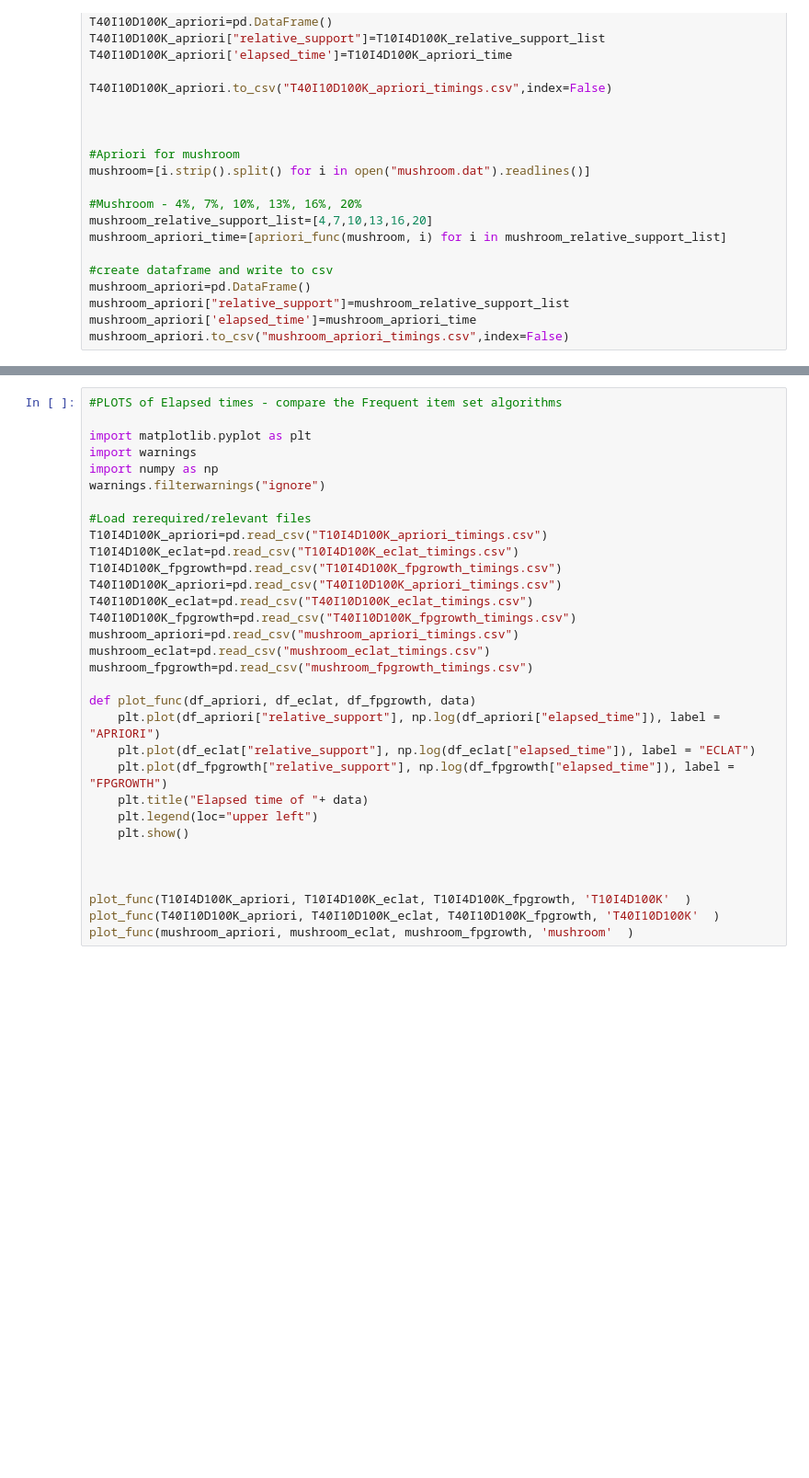
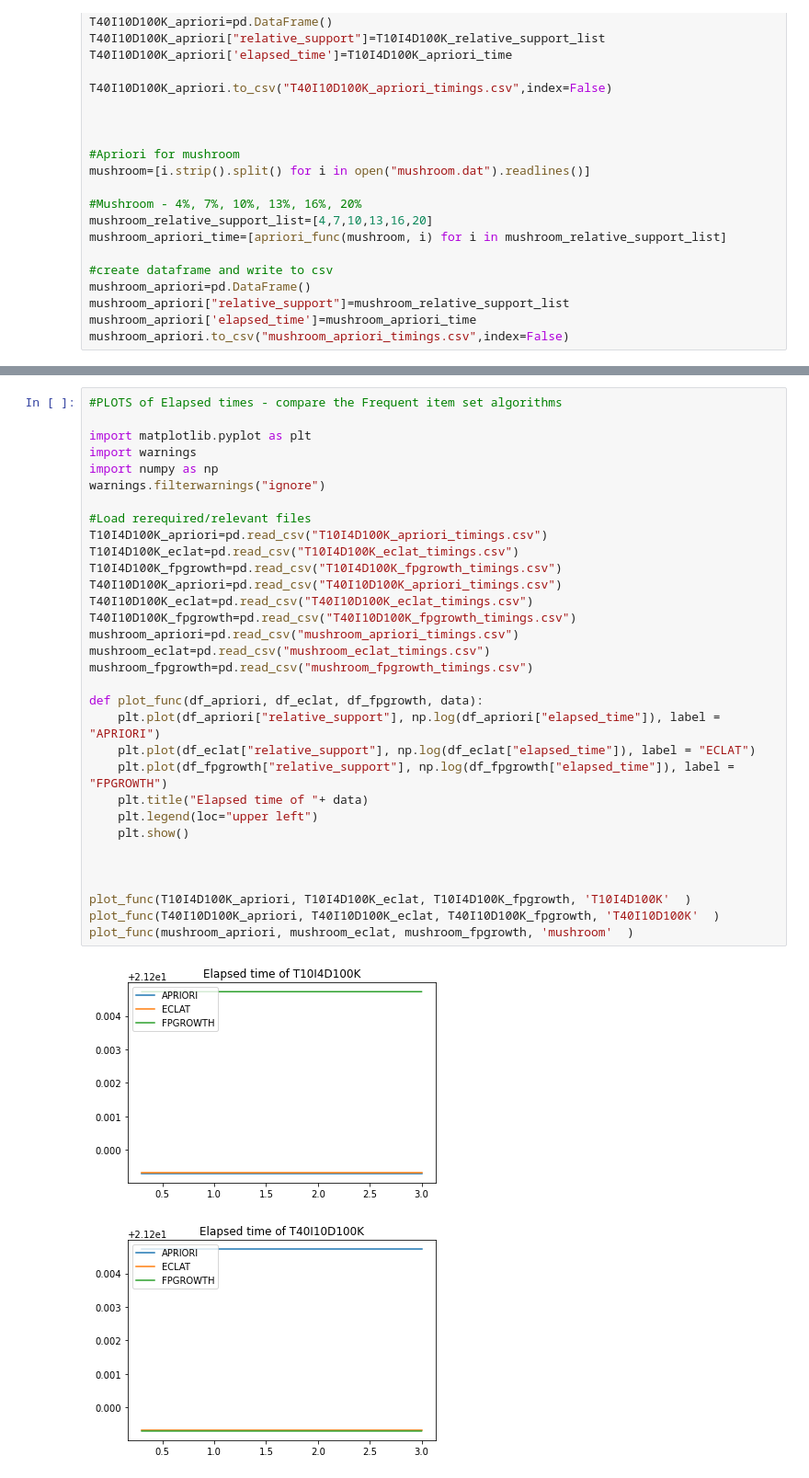
Before and after one commit to kanarupank/frequent_item_set_mining_practice, a Jupyter notebook: frequent_itemset_mining.ipynb, the cells around one changed output, grey strips where cells are left out. Shown at 92% size. Saved outputs shown, nothing was run; the diff lists cells and outputs as text; blank space fills up the shorter version.

```diff
--- a/frequent_itemset_mining.ipynb
+++ b/frequent_itemset_mining.ipynb
@@ -182,31 +190,34 @@ mushroom_fpgrowth.to_csv("mushroom_fpgrowth_timings.csv",index=False)
 #PLOTS of Elapsed times - compare the Frequent item set algorithms
 
 import matplotlib.pyplot as plt
 import warnings
 import numpy as np
 warnings.filterwarnings("ignore")
 
 #Load rerequired/relevant files
 T10I4D100K_apriori=pd.read_csv("T10I4D100K_apriori_timings.csv")
 T10I4D100K_eclat=pd.read_csv("T10I4D100K_eclat_timings.csv")
 T10I4D100K_fpgrowth=pd.read_csv("T10I4D100K_fpgrowth_timings.csv")
 T40I10D100K_apriori=pd.read_csv("T40I10D100K_apriori_timings.csv")
 T40I10D100K_eclat=pd.read_csv("T40I10D100K_eclat_timings.csv")
 T40I10D100K_fpgrowth=pd.read_csv("T40I10D100K_fpgrowth_timings.csv")
 mushroom_apriori=pd.read_csv("mushroom_apriori_timings.csv")
 mushroom_eclat=pd.read_csv("mushroom_eclat_timings.csv")
 mushroom_fpgrowth=pd.read_csv("mushroom_fpgrowth_timings.csv")
 
-def plot_func(df_apriori, df_eclat, df_fpgrowth, data)
+def plot_func(df_apriori, df_eclat, df_fpgrowth, data):
     plt.plot(df_apriori["relative_support"], np.log(df_apriori["elapsed_time"]), label = "APRIORI")
     plt.plot(df_eclat["relative_support"], np.log(df_eclat["elapsed_time"]), label = "ECLAT")
     plt.plot(df_fpgrowth["relative_support"], np.log(df_fpgrowth["elapsed_time"]), label = "FPGROWTH")
     plt.title("Elapsed time of "+ data)
     plt.legend(loc="upper left")
     plt.show()
 
 
 
 plot_func(T10I4D100K_apriori, T10I4D100K_eclat, T10I4D100K_fpgrowth, 'T10I4D100K'  )
 plot_func(T40I10D100K_apriori, T40I10D100K_eclat, T40I10D100K_fpgrowth, 'T40I10D100K'  )
 plot_func(mushroom_apriori, mushroom_eclat, mushroom_fpgrowth, 'mushroom'  )
+# %% [output]
+[figure, added]
+[figure, added]
```
Also changed, not shown: parts of 5 cells of this notebook, 9 other files.
